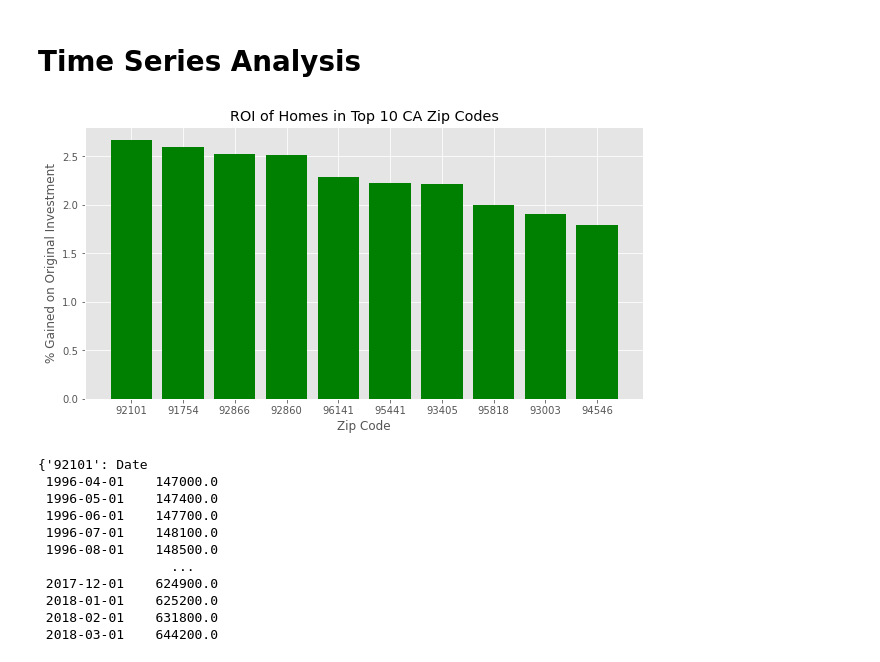
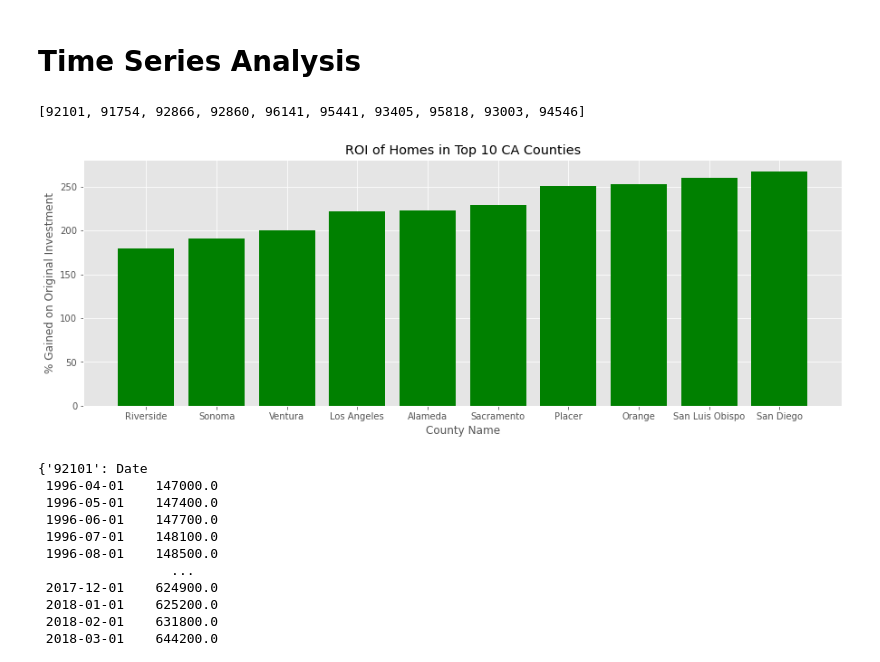
Before and after one commit to Milenaafeworki/Time-Series-prediction, a Jupyter notebook: starter_notebook.ipynb, the cells around one changed output. Drawn from its saved outputs; the diff is of its cells as text; code cells hidden in the pictures.

```diff
--- a/starter_notebook.ipynb
+++ b/starter_notebook.ipynb
@@ -475,11 +475,16 @@ Length: 275, dtype: int64
 # %%
 #Get city and state names for each zip code
 ziplist = []
+top_ROI = {}
+
 for i in top10_county:
     City = df_top10[df_top10['CountyName']==i].City.values[0]
     Metro = df_top10[df_top10['CountyName']==i].Metro.values[0]
     Zipcode = df_top10[df_top10['CountyName']==i].ZipCode.values[0]
+    roi = (df_top10[df_top10['CountyName']==i].max()['ROI'])*100
+
     ziplist.append(Zipcode)
+    top_ROI[i] = roi
     print(f'County: {i} \nCity: {City}, Zipcode: {Zipcode}, Metro: {Metro}\n')
 # %% [output]
 County: San Diego
@@ -501,4 +506,8 @@ County: Alameda
 City: Castro Valley, Zipcode: 94546, Metro: San Francisco
 # %% [markdown]
 # Time Series Analysis
+# %%
+ziplist
+# %% [output]
+[92101, 91754, 92866, 92860, 96141, 95441, 93405, 95818, 93003, 94546]
 # %%
@@ -506,14 +516,16 @@ ziplist = ['92101', '91754', '92866', '92860', '96141', '95441', '93405', '95818
+# %%
+x = dict(sorted(top_ROI.items(), key=lambda item: item[1])).keys()
+# %%
+y = dict(sorted(top_ROI.items(), key=lambda item: item[1])).values()
 # %%
-y = [2.67, 2.60, 2.53, 2.51, 2.29, 2.23, 2.22, 2, 1.91, 1.79]
-
-plt.figure(figsize=(10,5))
-plt.bar(ziplist, y, color='green')
-plt.title('ROI of Homes in Top 10 CA Zip Codes')
-plt.xlabel('Zip Code')
+plt.figure(figsize=(15,5))
+plt.bar(x, y, color='green', )
+plt.title('ROI of Homes in Top 10 CA Counties')
+plt.xlabel('County Name')
 plt.ylabel('% Gained on Original Investment')
 plt.show()
 # %% [output]
-[figure, old version]
+[figure, new version]
 # %%
 #create a dictionary for each zipcode
 ts = {}
```
Also changed, not shown: parts of 37 cells of this notebook, 2 other files.
